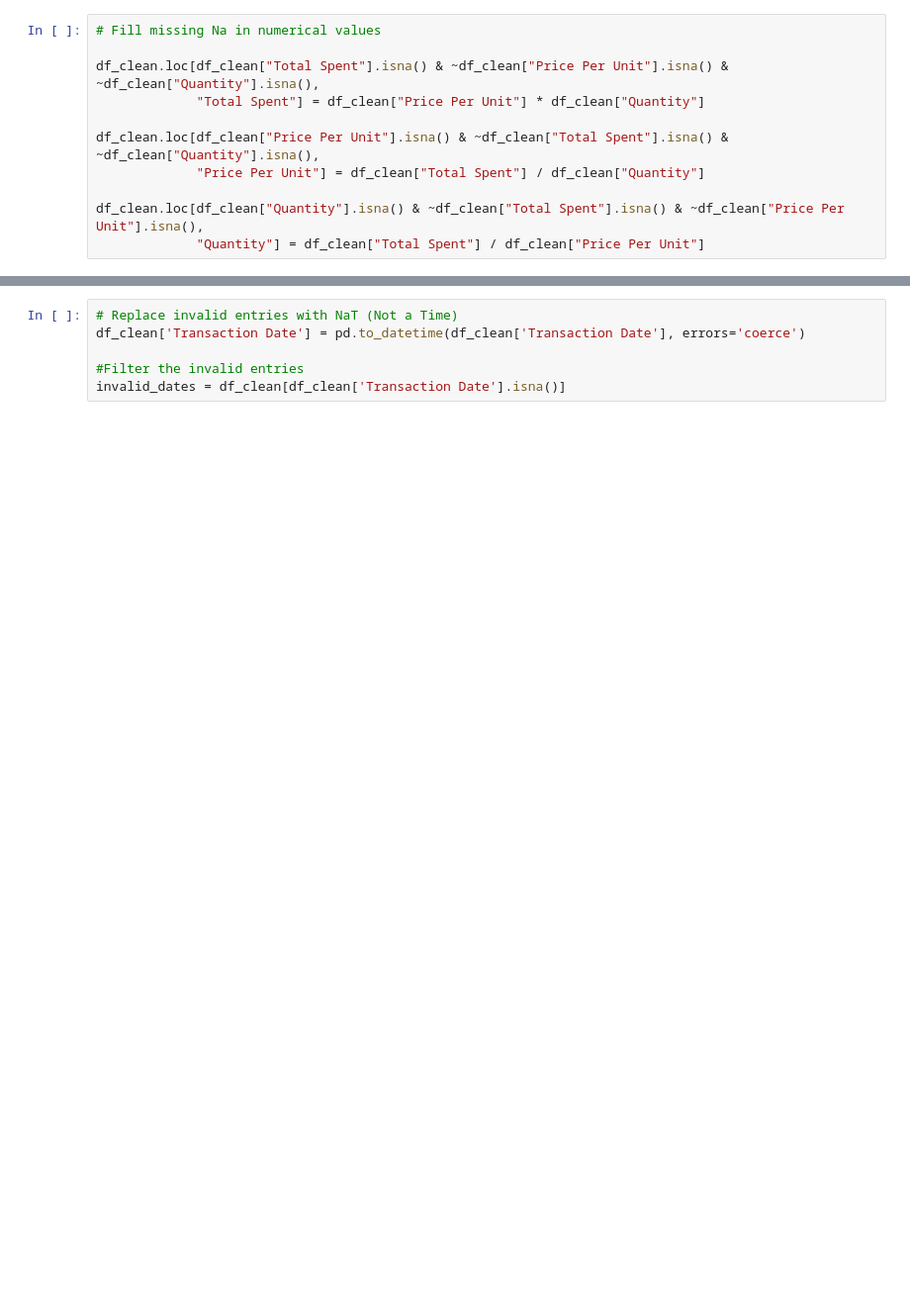
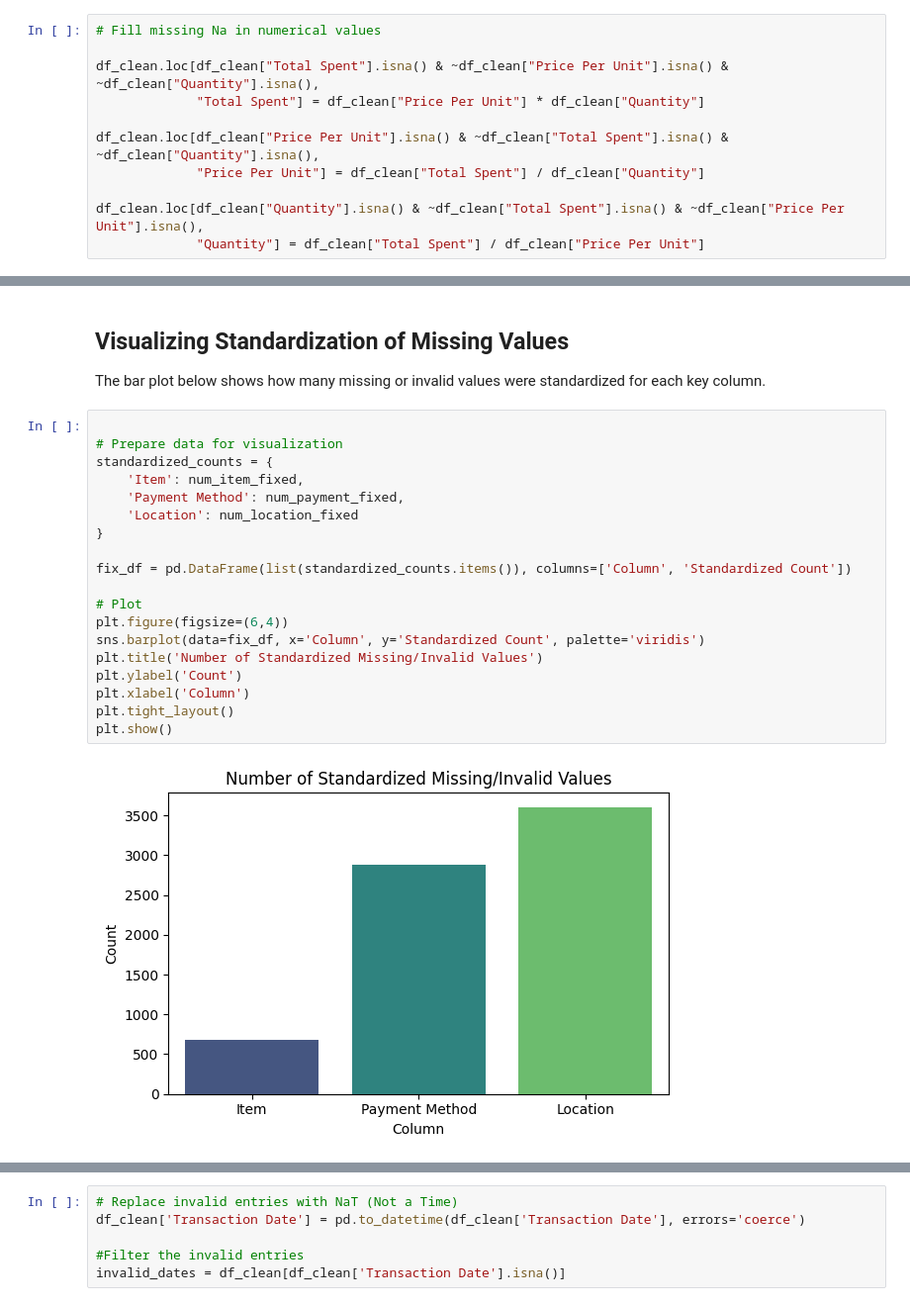
Before and after one commit to grymlin/Transaction_Data_Cleaning, a Jupyter notebook: notebooks/02_data_cleaning.ipynb, the cells around one changed output, grey strips where cells are left out. Shown: that part at 99% size. Drawn from its saved outputs; the diff is of its cells as text; blank space fills up the shorter version.

```diff
--- a/notebooks/02_data_cleaning.ipynb
+++ b/notebooks/02_data_cleaning.ipynb
@@ -119,0 +132,25 @@ Standardized 3603 'Location' values to 'Unknown'.
+# %% [markdown]
+## Visualizing Standardization of Missing Values
+
+The bar plot below shows how many missing or invalid values were standardized for each key column.
+# %%
+
+# Prepare data for visualization
+standardized_counts = {
+    'Item': num_item_fixed,
+    'Payment Method': num_payment_fixed,
+    'Location': num_location_fixed
+}
+
+fix_df = pd.DataFrame(list(standardized_counts.items()), columns=['Column', 'Standardized Count'])
+
+# Plot
+plt.figure(figsize=(6,4))
+sns.barplot(data=fix_df, x='Column', y='Standardized Count', palette='viridis')
+plt.title('Number of Standardized Missing/Invalid Values')
+plt.ylabel('Count')
+plt.xlabel('Column')
+plt.tight_layout()
+plt.show()
+# %% [output]
+[figure, added]
```
Also changed, not shown: parts of 19 cells of this notebook, 1 other file.
